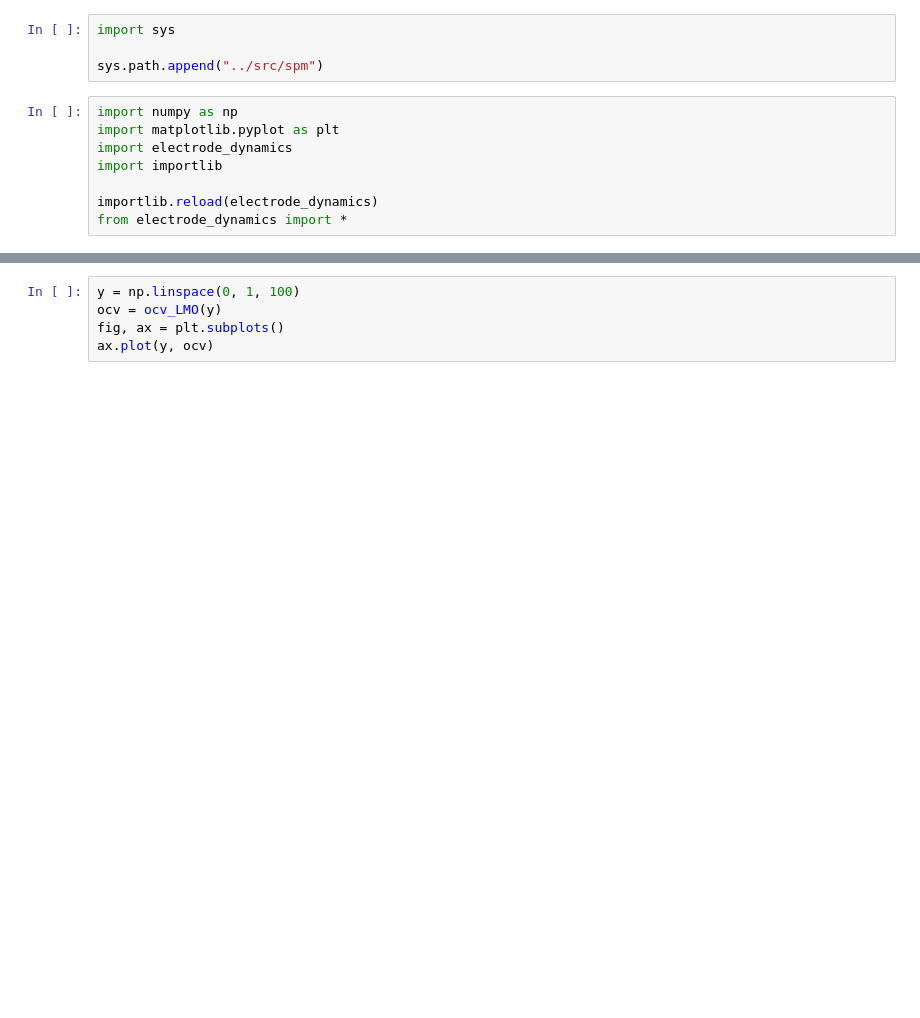
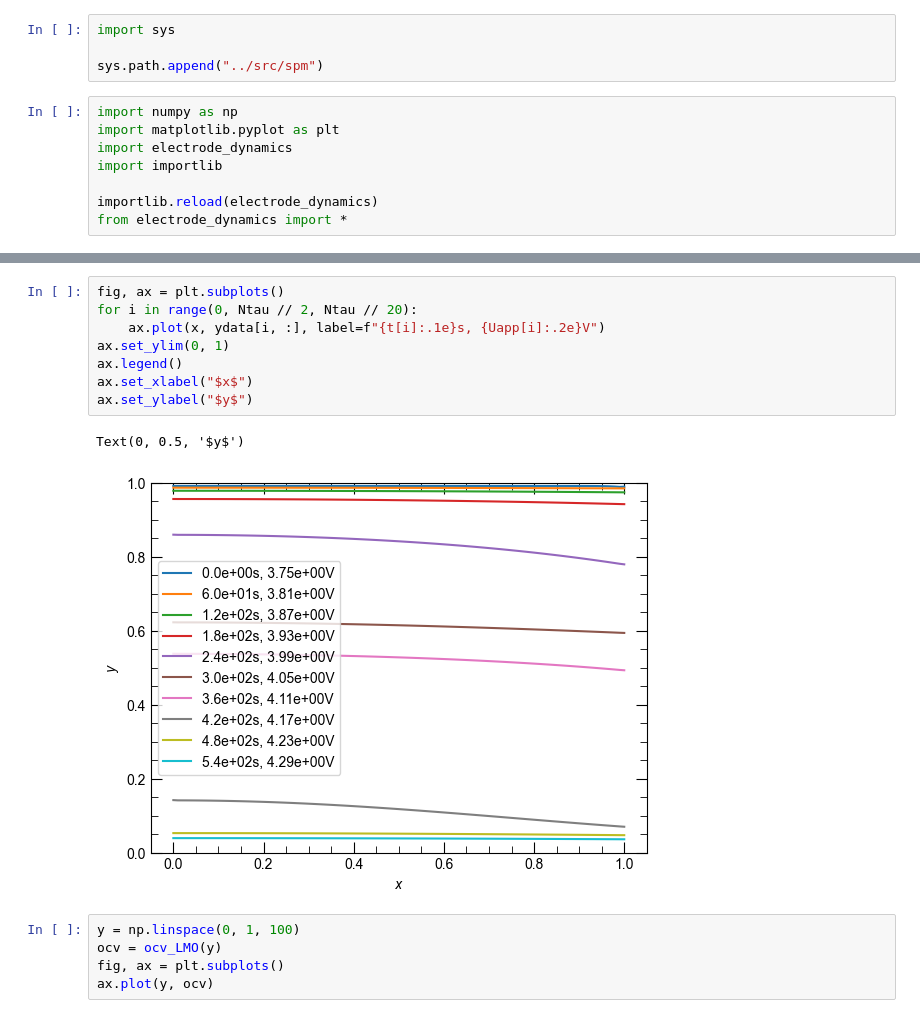
Before and after one commit to yamashun95/battery_simulation, a Jupyter notebook: notebooks/spm_lmo.ipynb, the cells around one changed output, grey strips where cells are left out. Cells and saved outputs as stored; diff of their text form; blank space fills up the shorter version.

```diff
--- a/notebooks/spm_lmo.ipynb
+++ b/notebooks/spm_lmo.ipynb
@@ -60,3 +45,14 @@ ax.set_ylim(-1, 1)
+# %%
+fig, ax = plt.subplots()
+for i in range(0, Ntau // 2, Ntau // 20):
+    ax.plot(x, ydata[i, :], label=f"{t[i]:.1e}s, {Uapp[i]:.2e}V")
+ax.set_ylim(0, 1)
+ax.legend()
+ax.set_xlabel("$x$")
+ax.set_ylabel("$y$")
+# %% [output]
+Text(0, 0.5, '$y$')
+[figure, added]
 # %%
 y = np.linspace(0, 1, 100)
 ocv = ocv_LMO(y)
```
Also changed, not shown: parts of 2 cells of this notebook, 1 other file.
